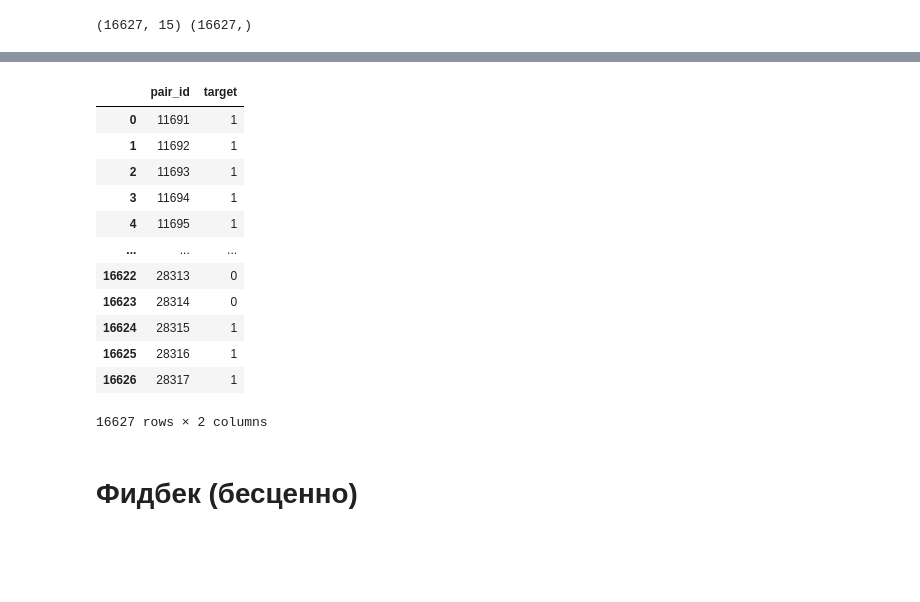
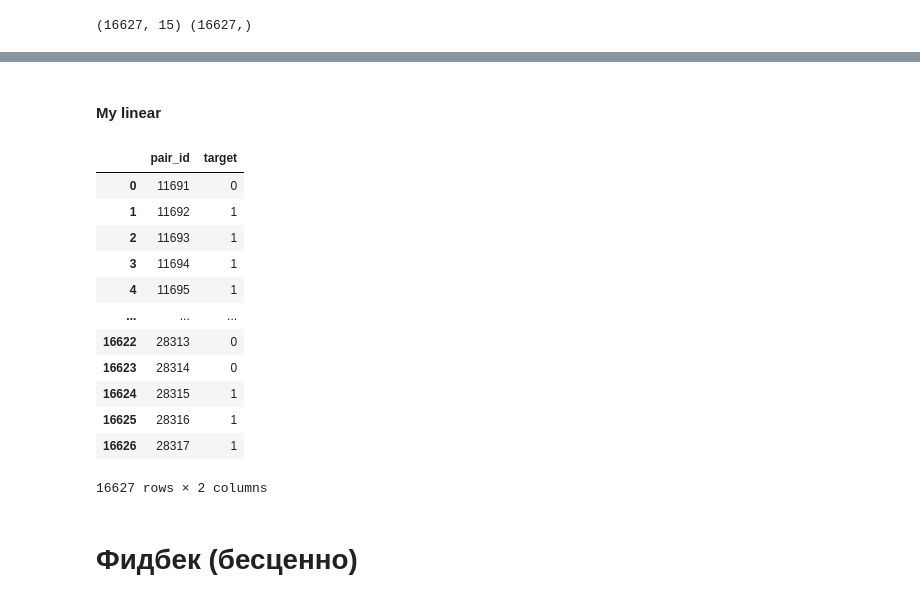
Before and after one commit to antorlovsky/msu_ml_spring_2020, a Jupyter notebook: orlovskij_hw2.ipynb, the cells around one changed output, grey strips where cells are left out. Saved outputs shown, nothing was run; the diff lists cells and outputs as text; code cells hidden in the pictures; blank space fills up the shorter version.

Commit message:
Used my classifier in test

```diff
--- a/orlovskij_hw2.ipynb
+++ b/orlovskij_hw2.ipynb
@@ -672,3 +671,6 @@ X_train = X_train_std[reduce(add, group_sizes[: len(group_sizes) // 2]) :]
 y_train_new = y_train[reduce(add, group_sizes[: len(group_sizes) // 2]) :]
 # %% [markdown]
 Подберите порог линейной модели, по достижении которого, Вы будете относить объект к классу 1. Вспомните, какую метрику мы оптимизируем в соревновании.  Как тогда правильно подобрать порог?
+# %%
+myclf = MySGDClassifier(batch_generator=batch_generator, max_epoch=10, alpha=0.001, C=20, model_type='lin_reg')
+myclf.fit(X_train, y_train_new)
@@ -725,22 +739,31 @@ X_real_test = scaler.transform(X_real_test)
 test_pred = classifier.predict(X_real_test)
 actual_test_prediction = [1 if prediction > 0.3 else 0 for prediction in test_pred]
 # %%
-test_data = test_data.drop(columns=['group_id', 'doc_id'])
-test_data['target'] = actual_test_prediction
-test_data
+# test_data = test_data.drop(columns=['group_id', 'doc_id'])
+# test_data['target'] = actual_test_prediction
+# test_data
-# %% [output]
-|  | pair_id | target |
-| 0 | 11691 | 1 |
-| 1 | 11692 | 1 |
-| 2 | 11693 | 1 |
-| 3 | 11694 | 1 |
-| 4 | 11695 | 1 |
-| ... | ... | ... |
-| 16622 | 28313 | 0 |
-| 16623 | 28314 | 0 |
-| 16624 | 28315 | 1 |
-| 16625 | 28316 | 1 |
-| 16626 | 28317 | 1 |
-16627 rows × 2 columns
 # %%
 # test_data.to_csv('submission.csv', index=False)
+# %% [markdown]
+#### My linear
+# %%
+my_test_pred = myclf.predict(X_real_test)
+my_actual_test_prediction = [1 if prediction > 0.32 else 0 for prediction in my_test_pred]
+# %%
+test_data = test_data.drop(columns=['group_id', 'doc_id'])
+test_data['target'] = my_actual_test_prediction
+test_data
+# %% [output]
+|  | pair_id | target |
+| 0 | 11691 | 0 |
+| 1 | 11692 | 1 |
+| 2 | 11693 | 1 |
+| 3 | 11694 | 1 |
+| 4 | 11695 | 1 |
+| ... | ... | ... |
+| 16622 | 28313 | 0 |
+| 16623 | 28314 | 0 |
+| 16624 | 28315 | 1 |
+| 16625 | 28316 | 1 |
+| 16626 | 28317 | 1 |
+16627 rows × 2 columns
```
Also changed, not shown: parts of 7 cells of this notebook.
